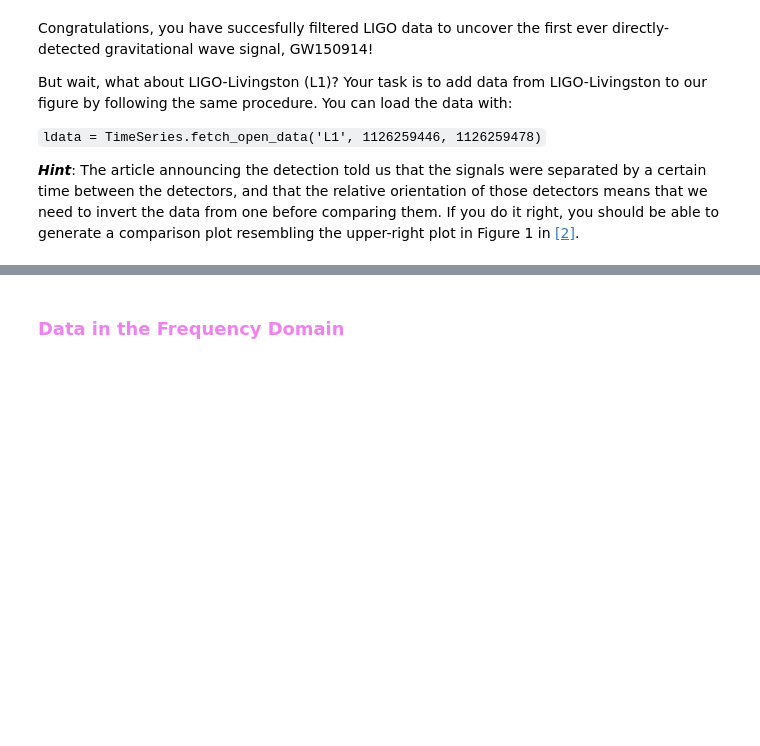
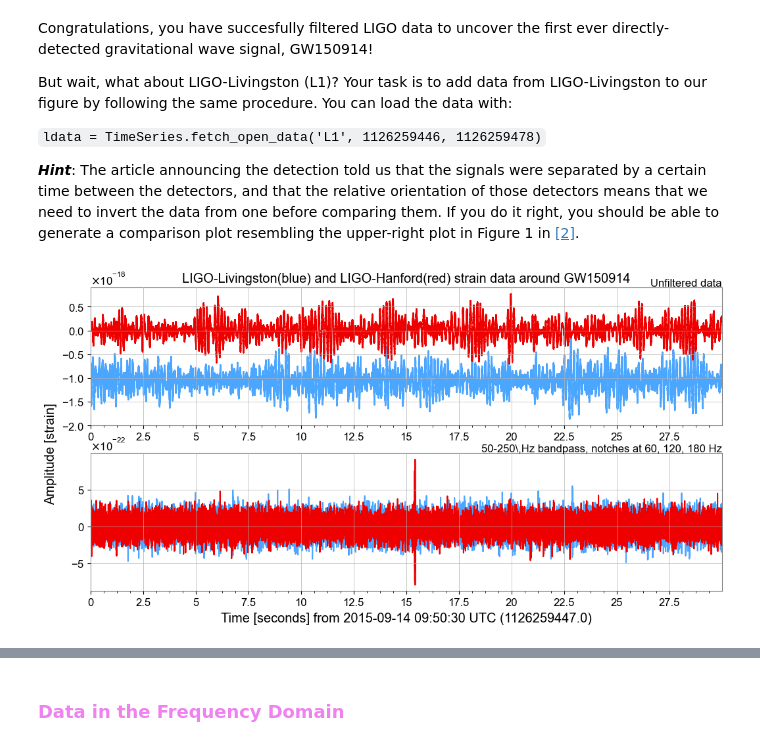
Before and after one commit to Goldartfrog/ComputationalPhysics, a Jupyter notebook: MLPhys/Project_02_GravitationalWaves.ipynb, the cells around one changed output, grey strips where cells are left out. Saved outputs shown, nothing was run; the diff lists cells and outputs as text; code cells hidden in the pictures; blank space fills up the shorter version.

```diff
--- a/MLPhys/Project_02_GravitationalWaves.ipynb
+++ b/MLPhys/Project_02_GravitationalWaves.ipynb
@@ -117,3 +144,24 @@ But wait, what about LIGO-Livingston (L1)? Your task is to add data from LIGO-Li
 `ldata = TimeSeries.fetch_open_data('L1', 1126259446, 1126259478)`
 
 ___Hint___: The article announcing the detection told us that the signals were separated by a certain time between the detectors, and that the relative orientation of those detectors means that we need to invert the data from one before comparing them. If you do it right, you should be able to generate a comparison plot resembling the upper-right plot in Figure 1 in [[2]](https://journals.aps.org/prl/abstract/10.1103/PhysRevLett.116.061102).
+# %%
+ldata = TimeSeries.fetch_open_data('L1', 1126259446, 1126259478)
+# %%
+lfilt = ldata.filter(zpk, filtfilt=True)
+ldata = ldata.crop(*ldata.span.contract(1))
+lfilt = lfilt.crop(*lfilt.span.contract(1))
+# %%
+plot = Plot(ldata, lfilt, figsize=[12, 6], separate=True, sharex=True,
+            color='gwpy:ligo-livingston')
+ax1, ax2 = plot.axes
+ax1.plot(hdata, color='gwpy:ligo-hanford')
+ax2.plot(hfilt, color='gwpy:ligo-hanford')
+ax1.set_title('LIGO-Livingston(blue) and LIGO-Hanford(red) strain data around GW150914')
+ax1.text(1.0, 1.01, 'Unfiltered data', transform=ax1.transAxes, ha='right')
+ax1.set_ylabel('Amplitude [strain]', y=-0.2)
+ax2.set_ylabel('')
+ax2.text(1.0, 1.01, r'50-250\,Hz bandpass, notches at 60, 120, 180 Hz',
+         transform=ax2.transAxes, ha='right')
+plot.show()
+# %% [output]
+[figure, added]
```
Also changed, not shown: parts of 26 cells of this notebook, 9 other files.
